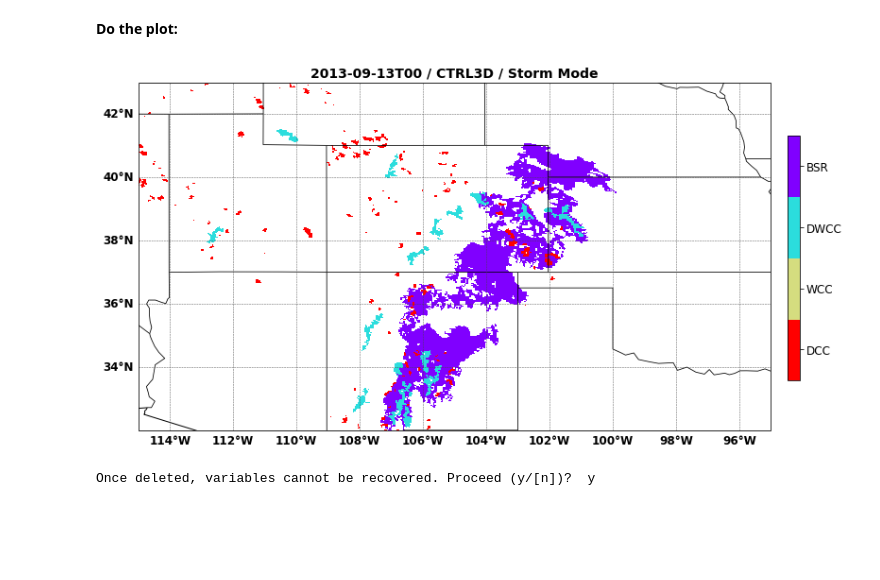
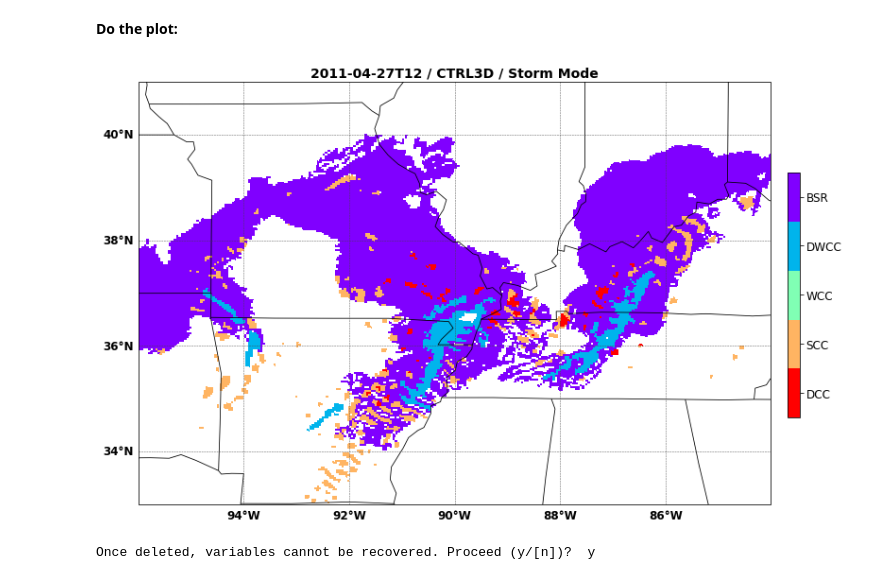
Before and after one commit to Lusicl/WRF_dBZ_Cloud_Classification, a Jupyter notebook: WRF_dBZ_Class_CONUS1/wrf_dbz_StormMode_RainArea_Plot_test.ipynb, the cells around one changed output. Drawn from its saved outputs; the diff is of its cells as text; code cells hidden in the pictures; blank space fills up the shorter version.

Commit message:
update storm mode area ipynb

```diff
--- a/WRF_dBZ_Class_CONUS1/wrf_dbz_StormMode_RainArea_Plot_test.ipynb
+++ b/WRF_dBZ_Class_CONUS1/wrf_dbz_StormMode_RainArea_Plot_test.ipynb
@@ -208,10 +193,10 @@ def storm_mode_class( refl, reflc, CS_mask
 # %%
 start = time.time()
 
-DCC_mask, WCC_mask, DWCC_mask, BSR_mask = storm_mode_class( da_wrf_dbz
-                                                          , da_wrf_reflc
-                                                          , da_wrf_CSmask
-                                                          , data_wrf_z_unstag)
+DCC_mask, SCC_mask, WCC_mask, DWCC_mask, BSR_mask = storm_mode_class( da_wrf_dbz
+                                                                    , da_wrf_reflc
+                                                                    , da_wrf_CSmask
+                                                                    , data_wrf_z_unstag)
 
 end = time.time()
 
@@ -232,9 +219,10 @@ print(np.max(Storm_Mode_Int))
 
 Storm_Mode = np.zeros_like(DCC_mask)
 Storm_Mode = np.where( (DCC_mask==1), 1, Storm_Mode )
-Storm_Mode = np.where( (WCC_mask==1), 2, Storm_Mode )
-Storm_Mode = np.where( (DWCC_mask==1), 3, Storm_Mode )
-Storm_Mode = np.where( (BSR_mask==1), 4, Storm_Mode )
+Storm_Mode = np.where( (SCC_mask==1), 2, Storm_Mode )
+Storm_Mode = np.where( (WCC_mask==1), 3, Storm_Mode )
+Storm_Mode = np.where( (DWCC_mask==1), 4, Storm_Mode )
+Storm_Mode = np.where( (BSR_mask==1), 5, Storm_Mode )
 
 # Storm_Mode[np.where(Storm_Mode == 0)] = np.nan
 # %% [markdown]
@@ -256,9 +244,9 @@ def new_map(fig):
     ## CONUS:
     # ax.set_extent([-139, -55, 16, 60], crs=proj)
     ## 9/13 case:
-    ax.set_extent([-115, -95, 32, 43], crs=proj)
+    # ax.set_extent([-115, -95, 32, 43], crs=proj)
     ## 4/27 case:
-    # ax.set_extent([-96, -84, 33, 41], crs=proj)
+    ax.set_extent([-96, -84, 33, 41], crs=proj)
 
     ## Add coast lines:
     ax.coastlines('10m', 'black', linewidth=1)
@@ -320,9 +308,9 @@ plotting_lon = da_wrf_reflc.XLONG
 plotting_lat = da_wrf_reflc.XLAT
 
 cf1 = ax1.pcolormesh( plotting_lon, plotting_lat, plotting_var # + plotting_var_2 + plotting_var_3
-                    , cmap=plt.cm.get_cmap('rainbow_r', 4)
+                    , cmap=plt.cm.get_cmap('rainbow_r', 5)
                     , vmin=1
-                    , vmax=4
+                    , vmax=5
                     , shading='auto'
                     )
 # cf1 = ax1.pcolormesh( plotting_lon, plotting_lat, plotting_var_2
@@ -330,37 +318,37 @@ cf1 = ax1.pcolormesh( plotting_lon, plotting_lat, plotting_var # + plotting_var_
 #                     , vmin=1
 #                     , vmax=4
 #                     , shading='auto'
 #                     )
 cf1.cmap.set_under('w')
 
 ## Title:
 cf1_title = plt.title( np.datetime_as_string(da_wrf_dbz.Time.data, unit='h')
                      + ' / ' + wrf_sim_type
                      + ' / Storm Mode'
                      # + ' / ' + '$\sigma$-Level index: ' + str(interp_vertical_lev)
                      ,fontsize=14
                      ,fontweight='bold'
                      # ,loc='left'
                      )
 # plt.title('right', loc='right')
 
 ## Colorbar:
 cbar_ax = fig.add_axes([0.92, 0.3, 0.015, 0.4])
 cbar = fig.colorbar(cf1,
                     cax=cbar_ax,
                     fraction=0.04,
-                    ticks=np.arange(1, 5, 1),
-                    boundaries=np.arange(0.5, 5.5, 1))
+                    ticks=np.arange(1, 6, 1),
+                    boundaries=np.arange(0.5, 6.5, 1))
 cbar.ax.tick_params(labelsize=12)
-cbar.set_ticklabels(['DCC', 'WCC', 'DWCC', 'BSR'])
+cbar.set_ticklabels(['DCC', 'SCC', 'WCC', 'DWCC', 'BSR'])
 # cbar_title = plt.title('[dBZ]', fontsize=12, y=-0.1)
 
 ## Save figure:
 plt.savefig('./' + np.datetime_as_string(da_wrf_dbz.Time.data, unit='h') + '_StormMode.png',
             bbox_inches='tight',
             dpi=300)
 # %% [output]
-[figure, old version]
+[figure, new version]
 # %%
 %reset
 # %% [output]
```
Also changed, not shown: parts of 5 cells of this notebook, 1 other file.
